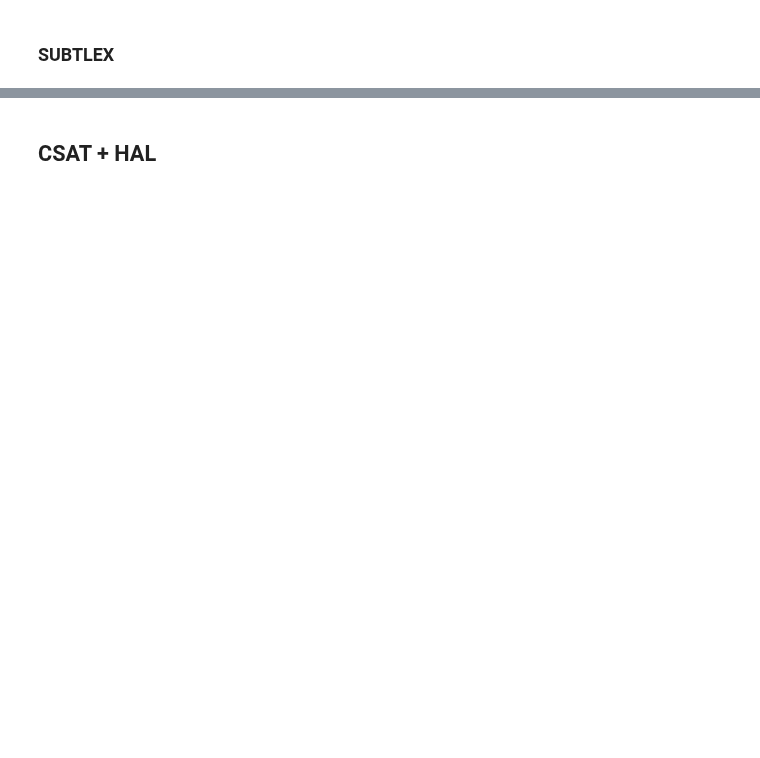
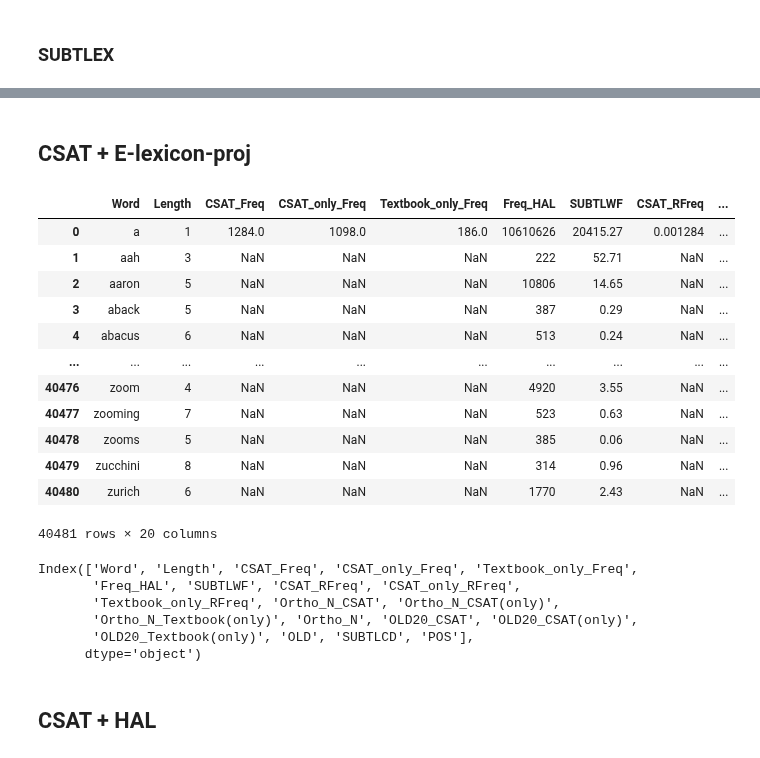
Before and after one commit to irregular6612/english-corpus-comparison, a Jupyter notebook: src/notebooks/corpus_merging.ipynb, the cells around one changed output, grey strips where cells are left out. Drawn from its saved outputs; the diff is of its cells as text; code cells hidden in the pictures; blank space fills up the shorter version.

```diff
--- a/src/notebooks/corpus_merging.ipynb
+++ b/src/notebooks/corpus_merging.ipynb
@@ -304,0 +486,4 @@ CSAT_POS_df.to_excel(os.path.join(corpora_dir, 'merged_corpora', 'CSAT_POS.xlsx'
+# %%
+CSAT_vs_Textbook_df = CSAT_vs_Textbook_df[['Word', 'CSAT_only_Freq', 'Textbook_only_Freq', 'Ortho_N_CSAT(only)', 'Ortho_N_Textbook(only)',  'OLD20_CSAT(only)',  'OLD20_Textbook(only)', 'POS']]
+CSAT_vs_Textbook_df.to_excel(os.path.join(corpora_dir, 'merged_corpora', 'CSAT_vs_Textbook_POS_N_outer.xlsx'), index=False)
+CSAT_vs_Textbook_df
@@ -304,0 +504,4 @@ CSAT_POS_df.to_excel(os.path.join(corpora_dir, 'merged_corpora', 'CSAT_POS.xlsx'
+# %%
+CSAT_POS_df.columns =['Word', 'CSAT_Freq', 'POS', 'Ortho_N_CSAT', 'OLD20_CSAT']
+CSAT_POS_df = CSAT_POS_df[['Word', 'CSAT_Freq', 'Ortho_N_CSAT', 'OLD20_CSAT', 'POS']]
+CSAT_POS_df
@@ -304,0 +522,10 @@ CSAT_POS_df.to_excel(os.path.join(corpora_dir, 'merged_corpora', 'CSAT_POS.xlsx'
+# %%
+CSAT_df = pd.merge(CSAT_POS_df.drop(columns=['POS']), CSAT_vs_Textbook_df, on='Word', how='outer')[['Word', 'CSAT_Freq', 'CSAT_only_Freq', 'Textbook_only_Freq', 'Ortho_N_CSAT', 'Ortho_N_CSAT(only)', 'Ortho_N_Textbook(only)', 'OLD20_CSAT', 'OLD20_CSAT(only)', 'OLD20_Textbook(only)', 'POS']]
+CSAT_df['Length'] = CSAT_df['Word'].apply(lambda x: len(x))
+relative_unit = 1000000
+CSAT_df['CSAT_RFreq'] = CSAT_df['CSAT_Freq'] / relative_unit
+CSAT_df['CSAT_only_RFreq'] = CSAT_df['CSAT_only_Freq'] / relative_unit
+CSAT_df['Textbook_only_RFreq'] = CSAT_df['Textbook_only_Freq'] / relative_unit
+CSAT_df = CSAT_df[['Word', 'Length', 'CSAT_Freq', 'CSAT_only_Freq', 'Textbook_only_Freq', 'CSAT_RFreq', 'CSAT_only_RFreq', 'Textbook_only_RFreq', 'Ortho_N_CSAT', 'Ortho_N_CSAT(only)', 'Ortho_N_Textbook(only)', 'OLD20_CSAT', 'OLD20_CSAT(only)', 'OLD20_Textbook(only)', 'POS']]
+CSAT_df.to_excel(os.path.join(corpora_dir, 'merged_corpora', 'CSAT_final.xlsx'), index=False)
+CSAT_df.info()
@@ -304,0 +552,3 @@ CSAT_POS_df.to_excel(os.path.join(corpora_dir, 'merged_corpora', 'CSAT_POS.xlsx'
+# %%
+CSAT_df['POS'] = CSAT_df['POS'].astype(str)
+CSAT_df.info()
@@ -311,2 +721,32 @@ CSAT_POS_df.to_excel(os.path.join(corpora_dir, 'merged_corpora', 'CSAT_POS.xlsx'
+# %% [markdown]
+## CSAT + E-lexicon-proj
+# %%
+CSAT_E_lexicon_df = pd.merge(CSAT_df.drop(columns=['POS', 'Length']), E_lexicon_df, how='outer', on='Word')
+CSAT_E_lexicon_df = CSAT_E_lexicon_df[['Word', 'Length', 'CSAT_Freq', 'CSAT_only_Freq', 'Textbook_only_Freq', 'Freq_HAL', 'SUBTLWF', 'CSAT_RFreq', 'CSAT_only_RFreq', 'Textbook_only_RFreq', 'Ortho_N_CSAT', 'Ortho_N_CSAT(only)', 'Ortho_N_Textbook(only)', 'Ortho_N' ,'OLD20_CSAT','OLD20_CSAT(only)','OLD20_Textbook(only)','OLD', 'SUBTLCD', 'POS']]
+CSAT_E_lexicon_df.to_excel(os.path.join(corpora_dir, 'merged_corpora', 'CSAT_E_lexicon.xlsx'), index=False)
+CSAT_E_lexicon_df
+# %% [output]
+|  | Word | Length | CSAT_Freq | CSAT_only_Freq | Textbook_only_Freq | Freq_HAL | SUBTLWF | CSAT_RFreq | ... |
+| 0 | a | 1 | 1284.0 | 1098.0 | 186.0 | 10610626 | 20415.27 | 0.001284 | ... |
+| 1 | aah | 3 | NaN | NaN | NaN | 222 | 52.71 | NaN | ... |
+| 2 | aaron | 5 | NaN | NaN | NaN | 10806 | 14.65 | NaN | ... |
+| 3 | aback | 5 | NaN | NaN | NaN | 387 | 0.29 | NaN | ... |
+| 4 | abacus | 6 | NaN | NaN | NaN | 513 | 0.24 | NaN | ... |
+| ... | ... | ... | ... | ... | ... | ... | ... | ... | ... |
+| 40476 | zoom | 4 | NaN | NaN | NaN | 4920 | 3.55 | NaN | ... |
+| 40477 | zooming | 7 | NaN | NaN | NaN | 523 | 0.63 | NaN | ... |
+| 40478 | zooms | 5 | NaN | NaN | NaN | 385 | 0.06 | NaN | ... |
+| 40479 | zucchini | 8 | NaN | NaN | NaN | 314 | 0.96 | NaN | ... |
+| 40480 | zurich | 6 | NaN | NaN | NaN | 1770 | 2.43 | NaN | ... |
+40481 rows × 20 columns
+# %%
+CSAT_E_lexicon_df.columns
+# %% [output]
+Index(['Word', 'Length', 'CSAT_Freq', 'CSAT_only_Freq', 'Textbook_only_Freq',
+       'Freq_HAL', 'SUBTLWF', 'CSAT_RFreq', 'CSAT_only_RFreq',
+       'Textbook_only_RFreq', 'Ortho_N_CSAT', 'Ortho_N_CSAT(only)',
+       'Ortho_N_Textbook(only)', 'Ortho_N', 'OLD20_CSAT', 'OLD20_CSAT(only)',
+       'OLD20_Textbook(only)', 'OLD', 'SUBTLCD', 'POS'],
+      dtype='object')
 # %% [markdown]
 ## CSAT + HAL
```
Also changed, not shown: parts of 33 cells of this notebook, 2 other files.
